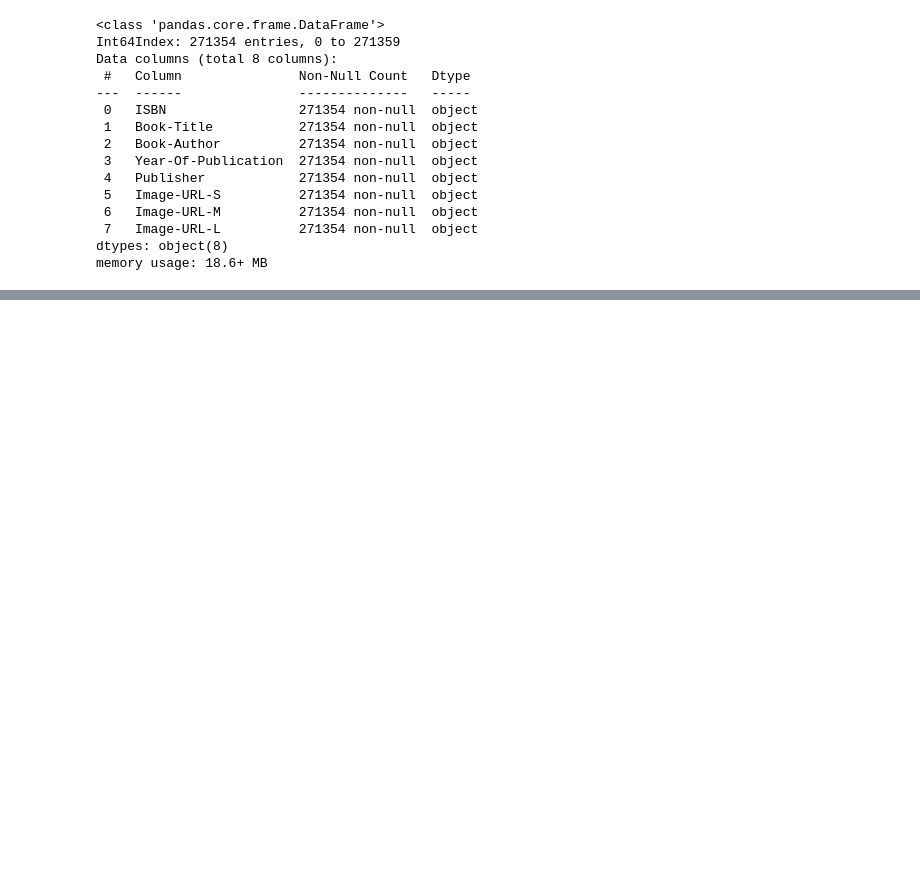
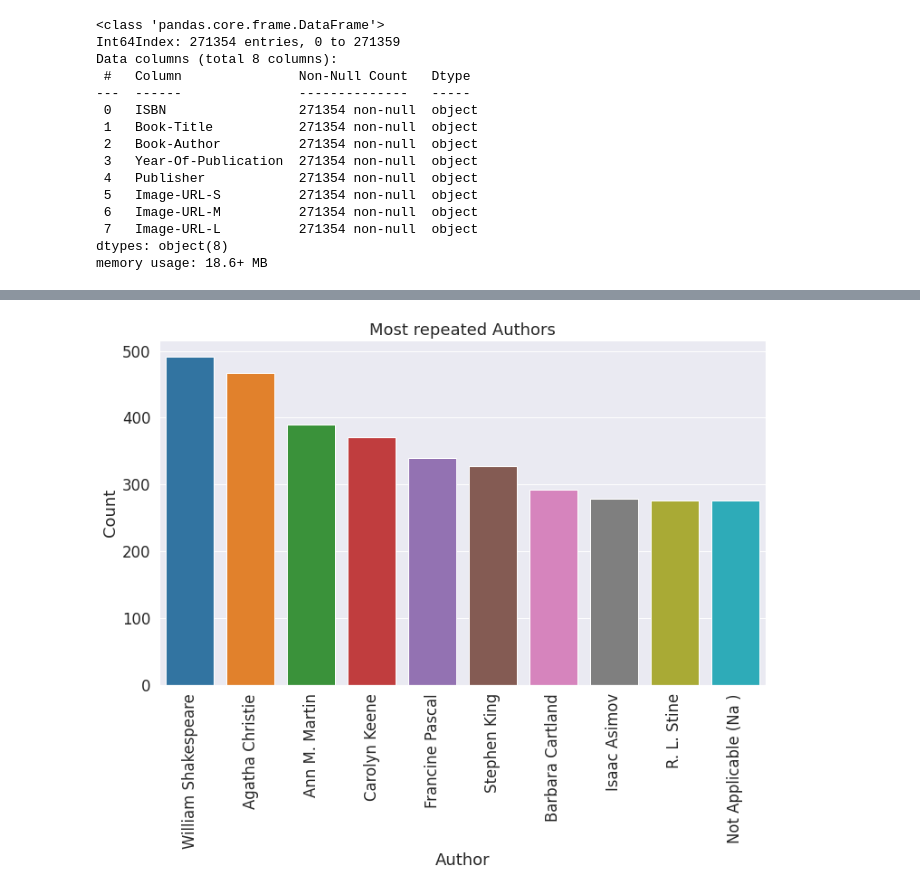
Before and after one commit to RanojoyBiswas/Book-Recommendation-System---Ranajay-Biswas, a Jupyter notebook: Book_Recommendation_System_Ranajay_Biswas.ipynb, the cells around one changed output, grey strips where cells are left out. Drawn from its saved outputs; the diff is of its cells as text; code cells hidden in the pictures; blank space fills up the shorter version.

```diff
--- a/Book_Recommendation_System_Ranajay_Biswas.ipynb
+++ b/Book_Recommendation_System_Ranajay_Biswas.ipynb
@@ -262,0 +320,39 @@ memory usage: 18.6+ MB
+# %%
+# dropping duplicates
+b = books.drop_duplicates('Book-Title')
+b = b['Book-Author'].value_counts().sort_values(ascending = False).head(10).reset_index().rename(columns = {'index': 'Author', 'Book-Author': 'Count'})
+# %%
+# functionm to plot barplot
+def barplot(x_col, y_col, dataframe, title, pal = 'hls', annot = 0, rot = 0):
+
+  '''Input :1. x column,
+            2. y column,
+            3. dataframe,
+            4. palette,
+            5. annotation (1 = yes)
+            6. rotation of x labels(1 = yes)'''
+
+  plt.figure(figsize=(12,7))
+  ax = sns.barplot(x = x_col , y = y_col, data = dataframe, palette = pal)
+  ax.set_title(title)
+  if rot == 1:
+    ax.set_xticklabels(labels = dataframe[x_col], rotation=90)
+  else:
+    pass
+
+  if annot == 1:
+    for p in ax.patches:
+      ax.annotate(format(p.get_height(), '.0f'),
+                (p.get_x() + p.get_width() / 2., p.get_height()),
+                ha = 'center', va = 'center',
+                xytext = (0, 9),
+                textcoords = 'offset points')
+  else:
+    pass
+
+  plt.show()
+# %%
+# visualizing most repeated authors
+barplot('Author', 'Count', b, 'Most repeated Authors', rot =1, pal = 'tab10')
+# %% [output]
+[figure, added]
```
Also changed, not shown: parts of 13 cells of this notebook.
